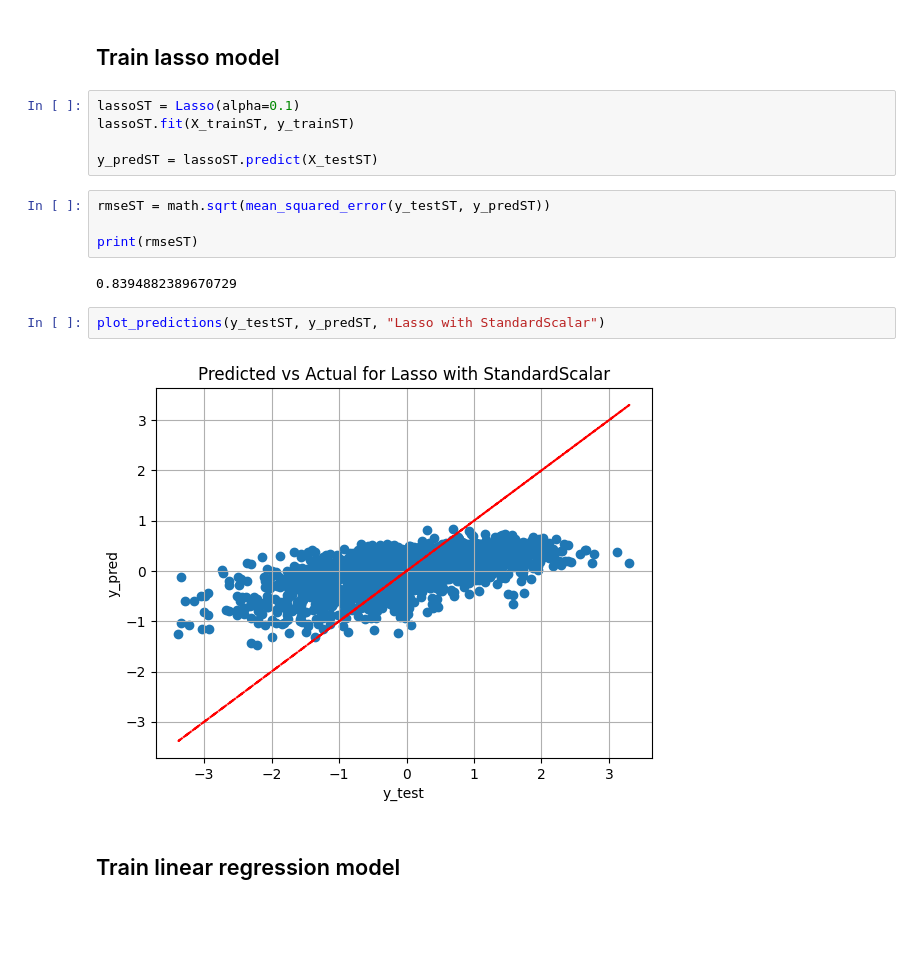
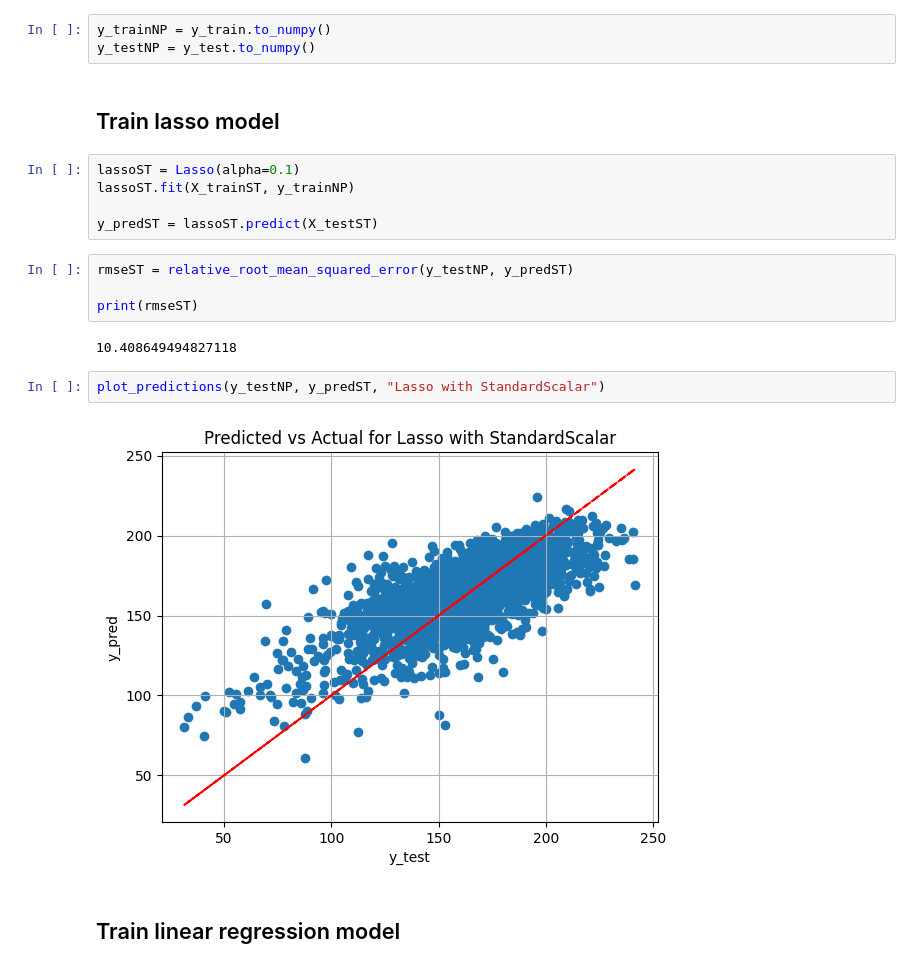
Before and after one commit to claudiosv/Computing-for-Food-Security, a Jupyter notebook: Project 3/ml-tests.ipynb, the cells around one changed output. Saved outputs shown, nothing was run; the diff lists cells and outputs as text; blank space fills up the shorter version.

Commit message:
ml tests with soybeans

```diff
--- a/Project 3/ml-tests.ipynb
+++ b/Project 3/ml-tests.ipynb
@@ -102,20 +109,23 @@ print(scaleryST.inverse_transform(y_testST)[0])
+# %%
+y_trainNP = y_train.to_numpy()
+y_testNP = y_test.to_numpy()
 # %% [markdown]
 ## Train lasso model
 # %%
 lassoST = Lasso(alpha=0.1)
-lassoST.fit(X_trainST, y_trainST)
+lassoST.fit(X_trainST, y_trainNP)
 
 y_predST = lassoST.predict(X_testST)
 # %%
-rmseST = math.sqrt(mean_squared_error(y_testST, y_predST))
+rmseST = relative_root_mean_squared_error(y_testNP, y_predST)
 
 print(rmseST)
 # %% [output]
-0.8394882389670729
+10.408649494827118
 # %%
-plot_predictions(y_testST, y_predST, "Lasso with StandardScalar")
+plot_predictions(y_testNP, y_predST, "Lasso with StandardScalar")
 # %% [output]
-[figure, old version]
+[figure, new version]
 # %% [markdown]
 ## Train linear regression model
 # %%
```
Also changed, not shown: parts of 20 cells of this notebook, 2 other files.
